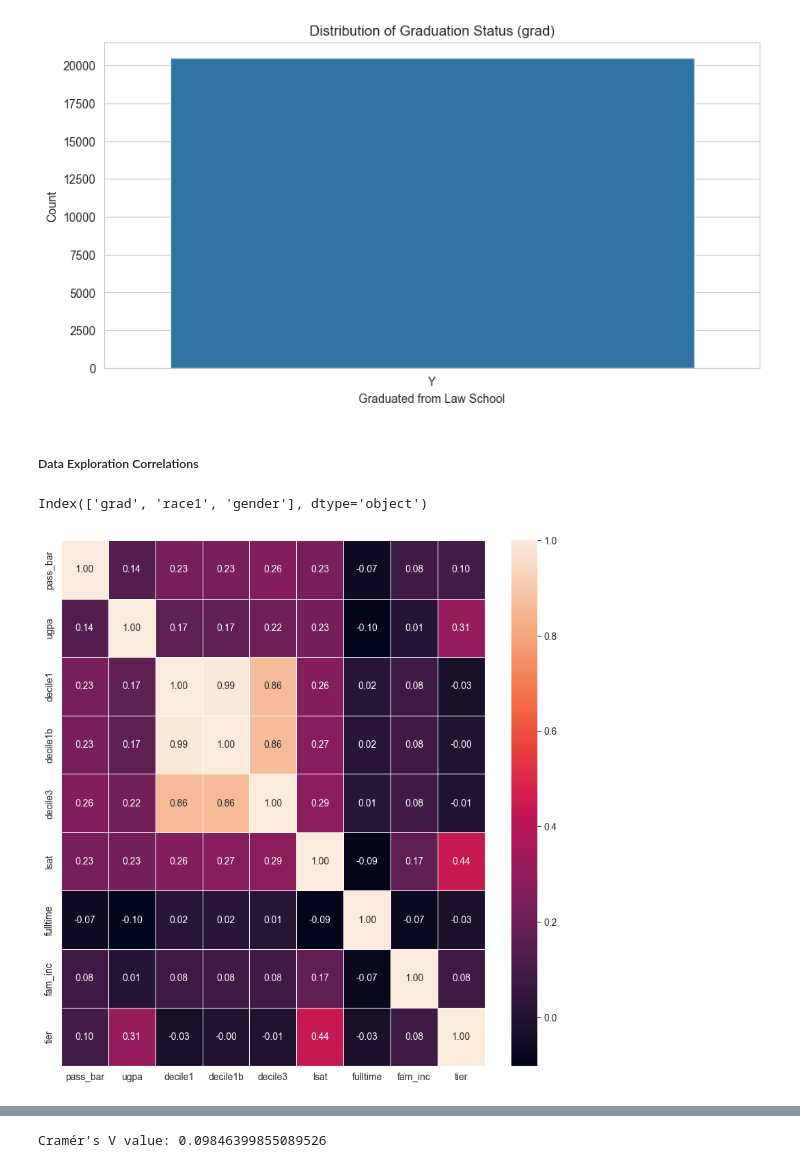
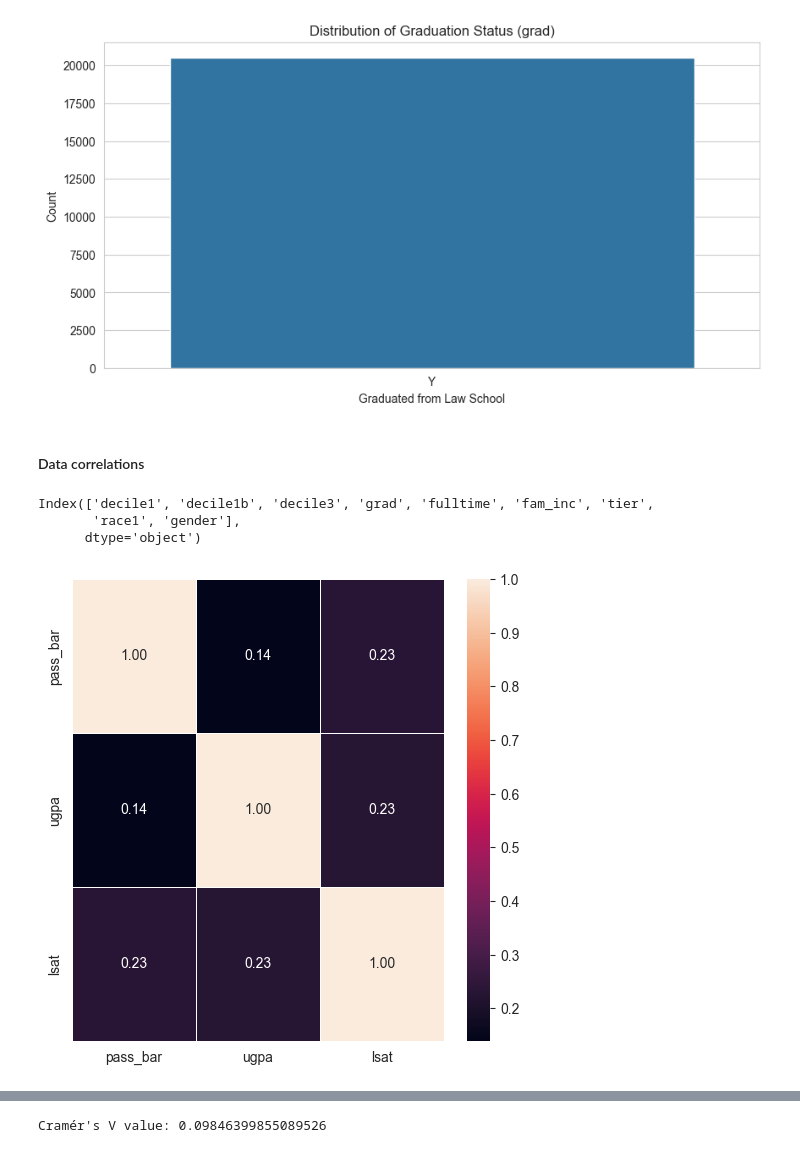
Before and after one commit to NGO-Algorithm-Audit/synthetic-data-generation, a Jupyter notebook: Law School Admissions Bar Passage/Notebooks/Data Exploration Bar Passage Dataset.ipynb, the cells around one changed output, grey strips where cells are left out. Drawn from its saved outputs; the diff is of its cells as text; code cells hidden in the pictures.

Commit message:
GC on bar passage data done

```diff
--- a/Law School Admissions Bar Passage/Notebooks/Data Exploration Bar Passage Dataset.ipynb
+++ b/Law School Admissions Bar Passage/Notebooks/Data Exploration Bar Passage Dataset.ipynb
@@ -157,3 +173,13 @@ tier        float64
 race1        object
 gender       object
 dtype: object
+# %%
+# Columns to convert to categorical
+columns_to_convert = ['grad', 'race1', 'gender','decile1', 'decile1b', 'decile3', 'fulltime', 'fam_inc', 'tier']
+
+# Convert columns to categorical
+for column in columns_to_convert:
+    df[column] = df[column].astype('category')
+
+# Verify changes
+print(df.dtypes)
@@ -322,26 +364,27 @@ plt.show()
 # %% [output]
 [figure]
 # %% [markdown]
-##### Data Exploration Correlations
+#### Data correlations
 # %%
 # Which colums are categorical
-categorical_columns = df.select_dtypes(include=['object'])
+categorical_columns = df.select_dtypes(include=['category'])
 print(categorical_columns.columns)
 # %% [output]
-Index(['grad', 'race1', 'gender'], dtype='object')
+Index(['decile1', 'decile1b', 'decile3', 'grad', 'fulltime', 'fam_inc', 'tier',
+       'race1', 'gender'],
+      dtype='object')
 # %%
-numerical_columns = [ 'pass_bar',  'ugpa', 'decile1', 'decile1b',
-                      'decile3', 'lsat', 'fulltime', 'fam_inc',
-                      'tier'] #for now treat ordinal catagorical variables as numerical
+numerical_columns = [ 'pass_bar',  'ugpa',  'lsat']
 
-categorical_columns = ['grad', 'race1', 'gender']
+categorical_columns = ['decile1', 'decile1b', 'decile3', 'grad', 'fulltime', 'fam_inc', 'tier',
+       'race1', 'gender']
 # %%
 # Compute the correlation matrix for numerical columns only
 corr_matrix = df[numerical_columns].corr()
 
 # Plot the heatmap
-f, ax = plt.subplots(figsize=(10, 10))
+f, ax = plt.subplots(figsize=(6,6))
 sns.heatmap(corr_matrix, annot=True, linewidths=.5, fmt='.2f', ax=ax)
 plt.show()
 # %% [output]
-[figure, old version]
+[figure, new version]
```
Also changed, not shown: parts of 20 cells of this notebook, 5 other files.
